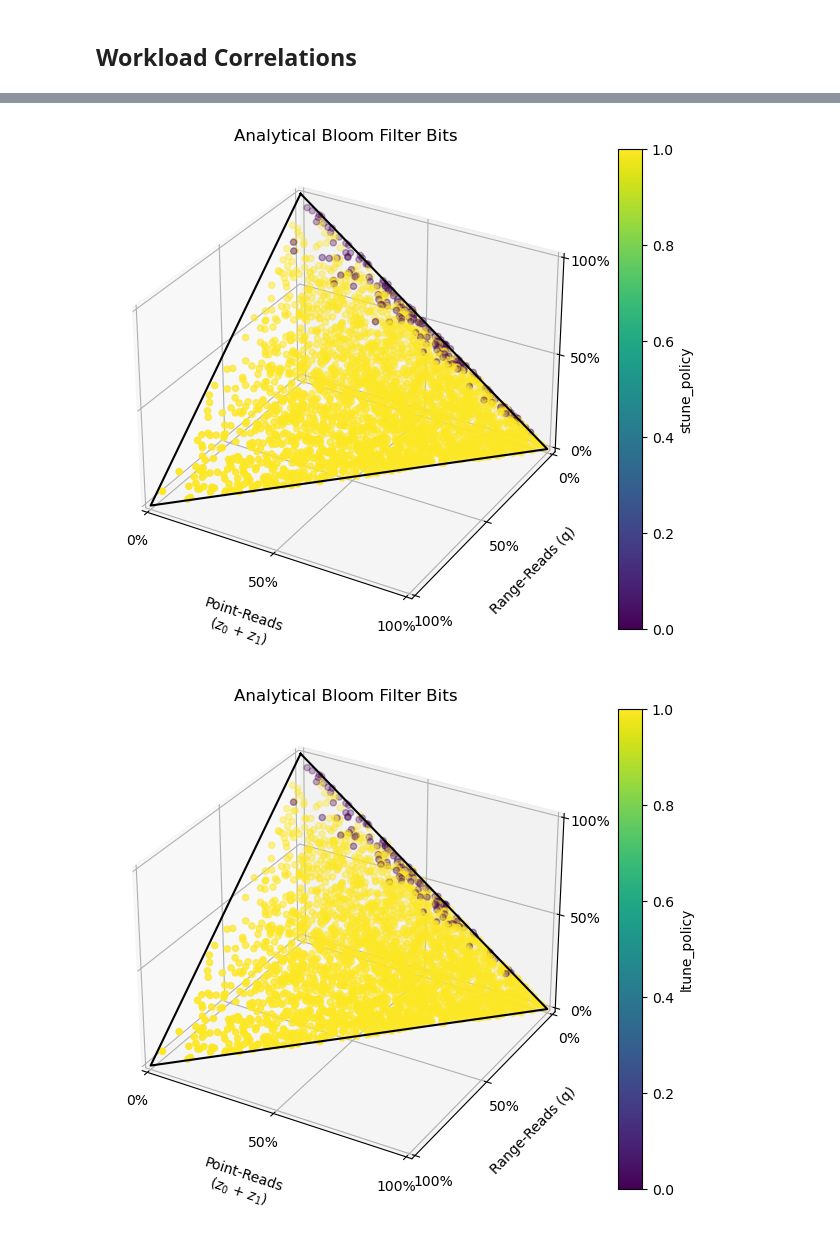
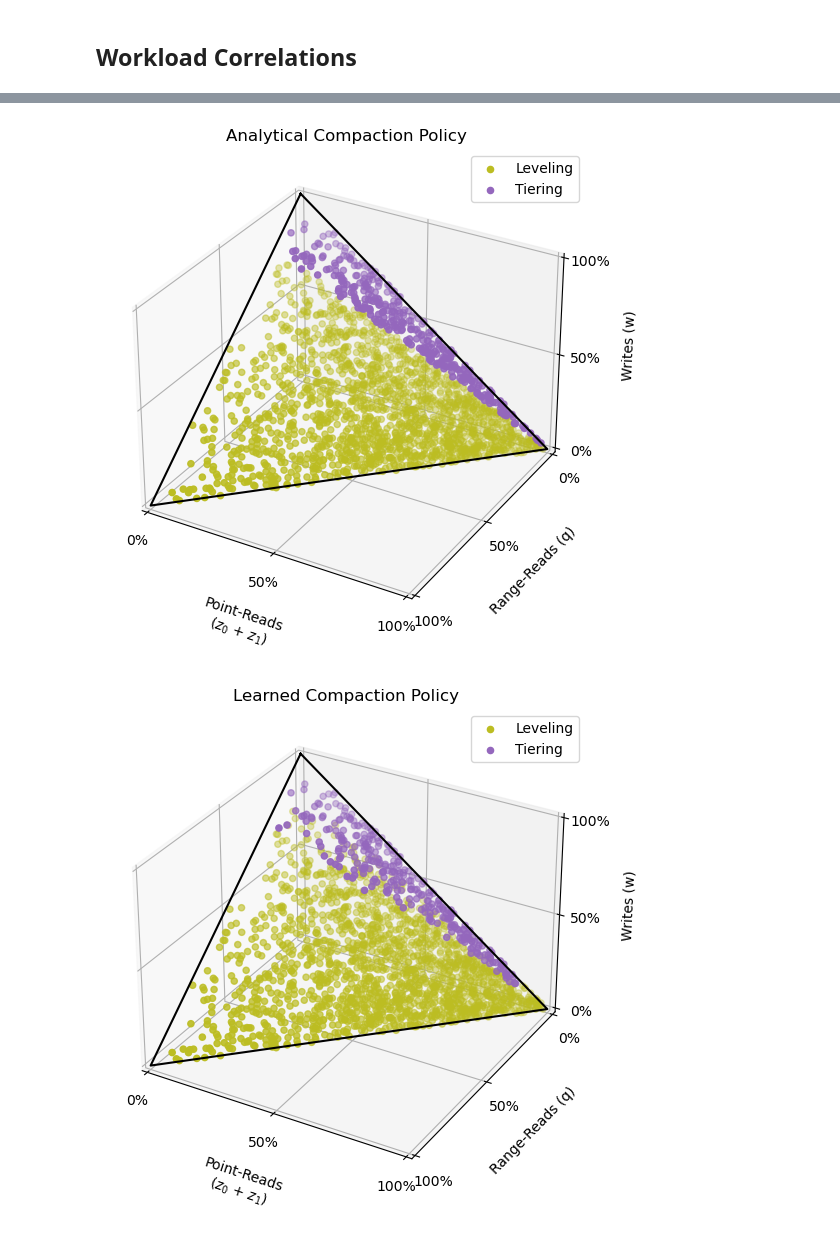
Before and after one commit to ephoris/endure-jupyter, a Jupyter notebook: experiments/01_ltune_eval.ipynb, the cells around one changed output, grey strips where cells are left out. Cells and saved outputs as stored; diff of their text form; code cells hidden in the pictures.

```diff
--- a/experiments/01_ltune_eval.ipynb
+++ b/experiments/01_ltune_eval.ipynb
@@ -26,10 +26,11 @@ from endure.ltune.model.builder import LTuneModelBuilder
 # %% [markdown]
 # Loading Model
 # %%
-path = '/data/models/ltune/classic-05-22-v3/'
+path = '/data/models/ltune/classic-06-01-v0/'
 config = Reader.read_config(os.path.join(path, 'endure.toml'))
 # config = Reader.read_config('../../endure.toml')
 cf = EndureCost(config)
+design = config['lsm']['design']
 # %%
 model = LTuneModelBuilder(config).build_model()
 model_name = os.path.join(path, 'best.model')
@@ -134,10 +143,9 @@ def eval_lcm(design, system, z0, z1, q, w):
     categories = config['lsm']['size_ratio']['max'] - config['lsm']['size_ratio']['min'] + 1
     T = design.T - config['lsm']['size_ratio']['min']
     T = np.eye(categories, dtype=np.int32)[int(np.ceil(T))]
-    feats = [z0, z1, q, w, system.B, system.s, system.E, system.H, system.N, design.policy.value, design.h]
-    if "policy" not in config["lcm"]["input_features"]:
-        feats.pop(-2)
-    inputs = np.concatenate((np.array(feats), T))
+    policy = np.eye(2, dtype=np.int32)[design.policy.value]
+    feats = [z0, z1, q, w, system.B, system.s, system.E, system.H, system.N, design.h]
+    inputs = np.concatenate((np.array(feats), policy, T))
     inputs = torch.from_numpy(inputs).to(torch.float).view(1, -1)
     with torch.no_grad():
         pred = loss_model(inputs)
@@ -179,14 +187,17 @@ def get_system(cfg):
 # %%
 def eval_rand_workloads(num_wls=5000, system=None):
     cfg = deepcopy(config)
-    if system is None:
-        system = System()
+    sample_systems = system is None
+    system = System() # Default system
 
     table = []
+    # system = System()
     for _ in tqdm(range(num_wls)):
         wl = np.array(gen._sample_workload(4))
         z0, z1, q, w = wl
-        system = gen._sample_system()
+        if sample_systems:
+            system = gen._sample_system()
+
         solver = ClassicSolver(cfg)
 
         # eval normal
@@ -227,7 +238,8 @@ def eval_rand_workloads(num_wls=5000, system=None):
     return pd.DataFrame(table)
 # %%
 np.random.seed(0)
-df = eval_rand_workloads(num_wls=3000)
+system = System()
+df = eval_rand_workloads(num_wls=2048, system=system)
 df['delta_cost'] = (df['stune_cost'] - df['ltune_cost']) / df['stune_cost']
 df['delta_loss'] = (df['stune_loss'] - df['ltune_loss']) / df['stune_loss']
 df['stune_diff'] = (df['stune_cost'] - df['stune_loss']) / df['stune_cost']
@@ -354,12 +366,48 @@ plt.show()
 # %%
-fig, ax, sc, cbar = plot_workload_trend(trend='stune_policy')
-ax.set_title('Analytical Bloom Filter Bits')
+fig = plt.figure()
+ax = Axes3D(fig, auto_add_to_figure=False, computed_zorder=False)
+fig.add_axes(ax)
+ax.set_xlim3d(0, 1), ax.set_ylim3d(1, 0), ax.set_zlim3d(0, 1)
+ax.set_xticks([0, 0.5, 1]), ax.set_yticks([0, 0.5, 1]), ax.set_zticks([0, 0.5, 1])
+ax.xaxis.set_major_formatter(mtick.PercentFormatter(1.0))
+ax.yaxis.set_major_formatter(mtick.PercentFormatter(1.0))
+ax.zaxis.set_major_formatter(mtick.PercentFormatter(1.0))
+edge = ax.plot([0, 1, 0, 0], [0, 0, 1, 0], [1, 0, 0, 1], color='black', zorder=3)
+
+ax.set_xlabel('Point-Reads\n($z_0$ + $z_1$)', labelpad=15)
+ax.set_ylabel('Range-Reads (q)', labelpad=10)
+ax.set_zlabel('Writes (w)', labelpad=10)
+
+groupa = df[df['stune_policy'] == 1]
+groupb = df[df['stune_policy'] == 0]
+ax.scatter(groupa['z0'] + groupa['z1'], groupa['q'], groupa['w'], label='Leveling', color='tab:olive')
+ax.scatter(groupb['z0'] + groupb['z1'], groupb['q'], groupb['w'], label='Tiering', color='tab:purple')
+ax.set_title('Analytical Compaction Policy')
+ax.legend()
 plt.show()
 # %% [output]
-[figure, old version]
+[figure, new version]
 # %%
-fig, ax, sc, cbar = plot_workload_trend(trend='ltune_policy')
-ax.set_title('Analytical Bloom Filter Bits')
+fig = plt.figure()
+ax = Axes3D(fig, auto_add_to_figure=False, computed_zorder=False)
+fig.add_axes(ax)
+ax.set_xlim3d(0, 1), ax.set_ylim3d(1, 0), ax.set_zlim3d(0, 1)
+ax.set_xticks([0, 0.5, 1]), ax.set_yticks([0, 0.5, 1]), ax.set_zticks([0, 0.5, 1])
+ax.xaxis.set_major_formatter(mtick.PercentFormatter(1.0))
+ax.yaxis.set_major_formatter(mtick.PercentFormatter(1.0))
+ax.zaxis.set_major_formatter(mtick.PercentFormatter(1.0))
+edge = ax.plot([0, 1, 0, 0], [0, 0, 1, 0], [1, 0, 0, 1], color='black', zorder=3)
+
+ax.set_xlabel('Point-Reads\n($z_0$ + $z_1$)', labelpad=15)
+ax.set_ylabel('Range-Reads (q)', labelpad=10)
+ax.set_zlabel('Writes (w)', labelpad=10)
+
+groupa = df[df['ltune_policy'] == 1]
+groupb = df[df['ltune_policy'] == 0]
+ax.scatter(groupa['z0'] + groupa['z1'], groupa['q'], groupa['w'], label='Leveling', color='tab:olive')
+ax.scatter(groupb['z0'] + groupb['z1'], groupb['q'], groupb['w'], label='Tiering', color='tab:purple')
+ax.set_title('Learned Compaction Policy')
+ax.legend()
 plt.show()
 # %% [output]
-[figure, old version]
+[figure, new version]
```
Also changed, not shown: parts of 20 cells of this notebook, 1 other file.
